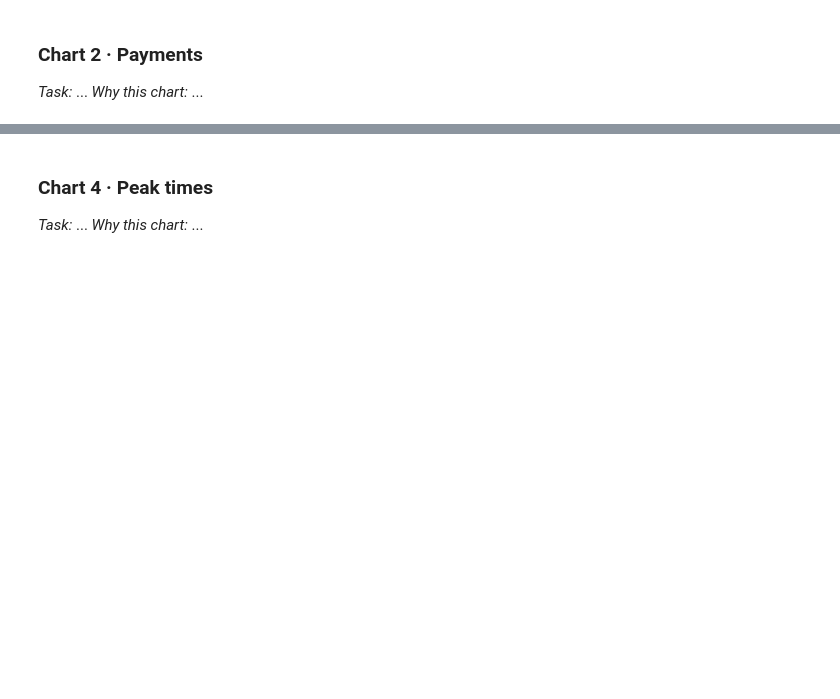
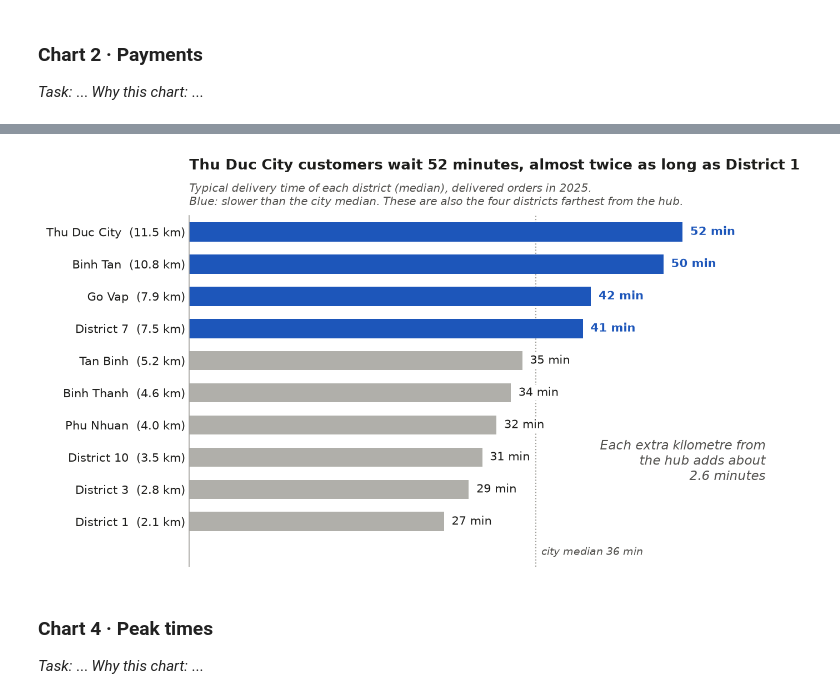
Before and after one commit to hwinhwork-dot/DataViz_Day03_Group, a Jupyter notebook: homework/gh3_gomart/GH3_TeamName.ipynb, the cells around one changed output, grey strips where cells are left out. Saved outputs shown, nothing was run; the diff lists cells and outputs as text; code cells hidden in the pictures; blank space fills up the shorter version.

```diff
--- a/homework/gh3_gomart/GH3_TeamName.ipynb
+++ b/homework/gh3_gomart/GH3_TeamName.ipynb
@@ -55,9 +55,13 @@ from matplotlib.colors import TwoSlopeNorm, to_rgb
 GREY, LIGHT, DARK, BLUE, ORANGE = "#a3a29c", "#d9d8d3", "#52514e", "#2a78d6", "#eb6834"
 ZONE_COLOR = {"Central": "#a9c9ef", "Inner": "#5b9be3", "Outer": "#1f4f8f"}   # ordered: light -> dark
 # %%
-orders = pd.read_csv("gomart_orders_2025_clean.csv", parse_dates=["order_time"])
-districts = pd.read_csv("gomart_districts.csv")
-targets = pd.read_csv("gomart_targets_2025.csv")
+from pathlib import Path
+DATA = Path("../../data/raw")                    # inside our repository
+if not (DATA / "gomart_orders_2025_clean.csv").exists():
+    DATA = Path(".")                             # files uploaded next to the notebook (Colab, LMS)
+orders = pd.read_csv(DATA / "gomart_orders_2025_clean.csv", parse_dates=["order_time"])
+districts = pd.read_csv(DATA / "gomart_districts.csv")
+targets = pd.read_csv(DATA / "gomart_targets_2025.csv")
 orders = orders.merge(districts, on="district", how="left", validate="many_to_one")
 orders["month"] = orders["order_time"].dt.strftime("%Y-%m")
 days = ["Mon", "Tue", "Wed", "Thu", "Fri", "Sat", "Sun"]
@@ -117,3 +164,35 @@ For each of the six charts: the task the chart should support (action + target),
+# %%
+# Chart 3 · redesign: slowest district on top, blue only where delivery is slower than the city median
+INK, NOTE, AXIS = "#1d1d1b", "#52514e", "#a3a29d"              # same greys as our GH2 charts
+BAR, HIGHLIGHT = "#b0afaa", "#1d56ba"
+
+fig3, ax = plt.subplots(figsize=(9, 5.2), dpi=150)
+names = [f"{d}  ({km:.1f} km)" for d, km in zip(d3.index, d3["km"])]
+bars = ax.barh(names, d3["minutes"], height=0.6, color=np.where(slow, HIGHLIGHT, BAR))
+for bar, minutes, is_slow in zip(bars, d3["minutes"], slow):
+    ax.text(bar.get_width() + 0.8, bar.get_y() + bar.get_height() / 2, f"{minutes:.0f} min", va="center",
+            fontsize=10, fontweight="bold" if is_slow else "normal", color=HIGHLIGHT if is_slow else INK,
+            bbox=dict(facecolor="white", edgecolor="none", pad=1.5))  # readable over the median line
+ax.axvline(city, color=AXIS, lw=1, ls=":", zorder=0)
+ax.text(city + 0.6, -0.95, f"city median {city:.0f} min", fontsize=9, style="italic", color=NOTE, va="center")
+ax.text(0.99, 0.30, f"Each extra kilometre from\nthe hub adds about\n{per_km:.1f} minutes",
+        transform=ax.transAxes, ha="right", va="center", fontsize=11, style="italic", color=NOTE)
+
+ax.set_xlim(0, d3["minutes"].max() * 1.18)                     # bars start at zero
+ax.set_ylim(-1.4, len(d3) - 0.5)                               # room under the bars for the median label
+ax.set_xticks([])                                              # every bar carries its own number
+ax.tick_params(axis="y", length=0, labelsize=10, labelcolor=INK)
+ax.spines[["top", "right", "bottom"]].set_visible(False)
+ax.spines["left"].set_color(AXIS)
+ax.set_title(f"{top} customers wait {d3.loc[top, 'minutes']:.0f} minutes, almost twice as long as {base}",
+             loc="left", fontsize=12.5, fontweight="bold", color=INK, pad=40)
+ax.text(0, 1.02, "Typical delivery time of each district (median), delivered orders in 2025.\n"
+        "Blue: slower than the city median. These are also the four districts farthest from the hub.",
+        transform=ax.transAxes, fontsize=9.5, style="italic", color=NOTE, va="bottom")
+fig3.tight_layout()
+plt.show()
+# %% [output]
+[figure, added]
 # %% [markdown]
 ### Chart 4 · Peak times
 *Task:* ...  *Why this chart:* ...
```
Also changed, not shown: parts of 6 cells of this notebook.
